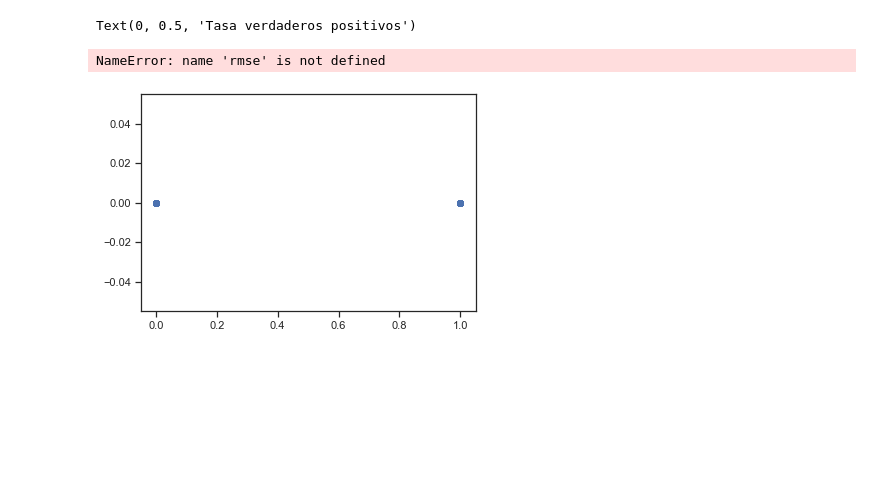
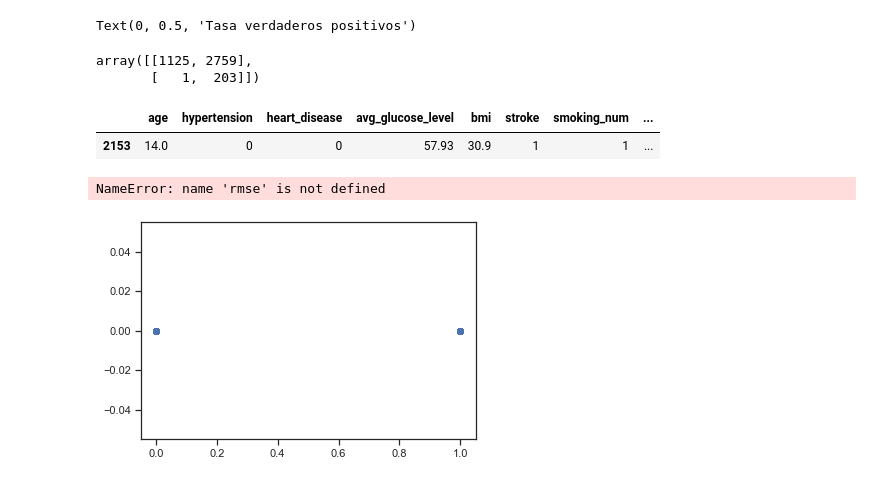
Before and after one commit to danisuar3z/ML_UNSAM_grupo1, a Jupyter notebook: stroke.ipynb, the cells around one changed output. Cells and saved outputs as stored; diff of their text form; code cells hidden in the pictures; blank space fills up the shorter version.

Commit message:
Agregué un logistic que pesa 373 veces más los casos de stroke positivo e imprimí la matriz de confsión

```diff
--- a/stroke.ipynb
+++ b/stroke.ipynb
@@ -357,7 +357,7 @@ cols =[
     'gender_num', 'ever_married_num', 'work_type_num'
 ]
 df_ml = df[cols]
-train_df, test_df = train_test_split(df_ml, test_size=0.2, random_state=42)
+train_df =df_ml
 # %%
 x_train = train_df.drop(["stroke"], axis=1)
 t_train = train_df["stroke"]
@@ -684,6 +682,24 @@ plt.xlabel("Tasa falsos positivos")
 plt.ylabel("Tasa verdaderos positivos")
 # %% [output]
 Text(0, 0.5, 'Tasa verdaderos positivos')
+# %%
+#le hago peso a las clases.
+#Después de optimizar a mano vi que clasifica bien todos los positivos salvo uno.
+peso_clases = {0: 1, 1:373}#9999999
+logistic_model = LogisticRegression(class_weight=peso_clases)
+logistic_model.fit(x_train_scaled, t_train)
+ypred_log = cross_val_predict(logistic_model, x_train_scaled, t_train)
+y_score_log = cross_val_predict(logistic_model, x_train_scaled, t_train, method="predict_proba")
+confusion_matrix(t_train, ypred_log)
+# %% [output]
+array([[1125, 2759],
+       [   1,  203]])
+# %%
+#quien es esa persona que tuvo un stroke y clasificamos como no stroke? Es el niño que tuvo un stroke
+df_ml.loc[np.where((t_train==1) & (ypred_log==0))]
+# %% [output]
+|  | age | hypertension | heart_disease | avg_glucose_level | bmi | stroke | smoking_num | ... |
+| 2153 | 14.0 | 0 | 0 | 57.93 | 30.9 | 1 | 1 | ... |
 # %%
 print(f"RMSE LogisticRegression model: {rmse(ypred_log, t_test):.3f}")
 # %% [output]
```
Also changed, not shown: parts of 12 cells of this notebook.
